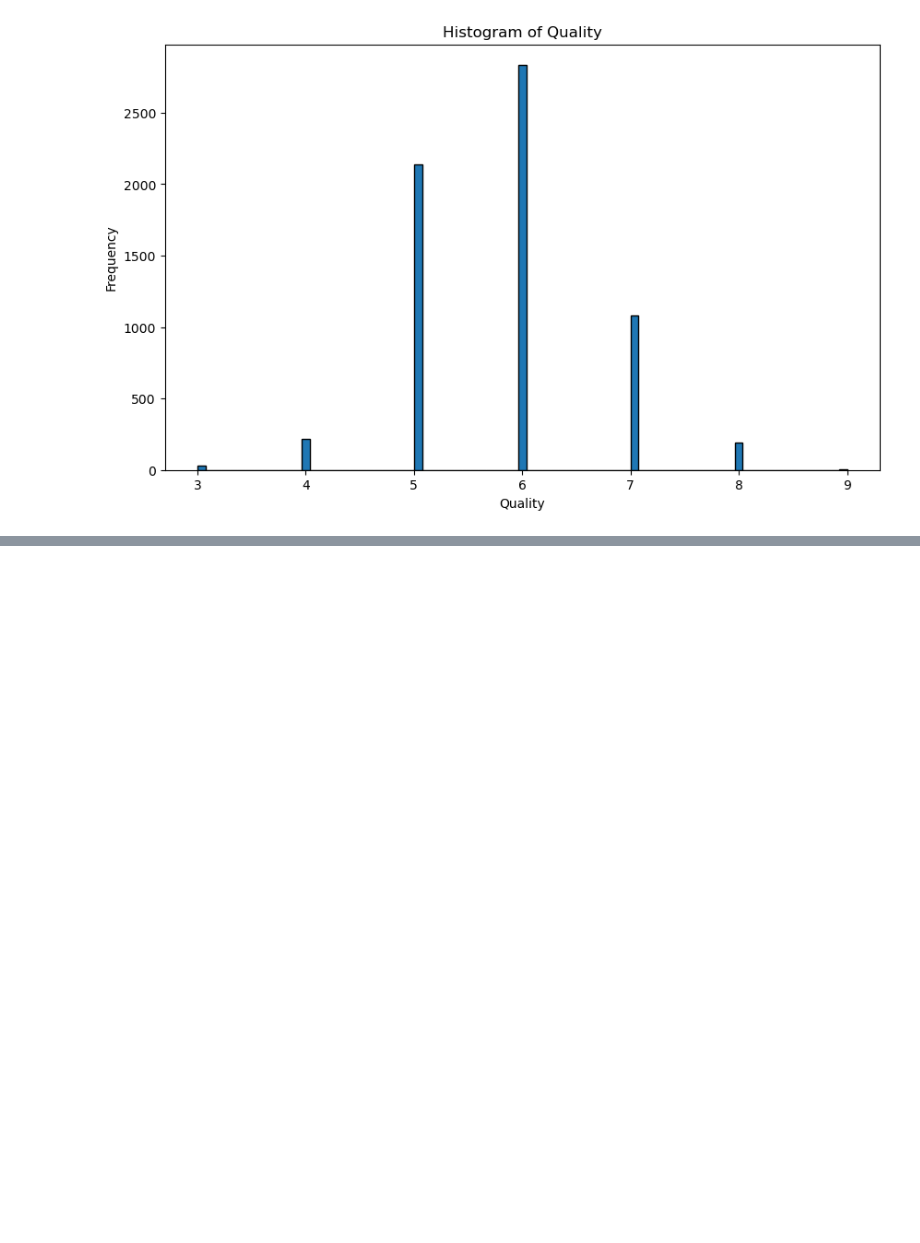
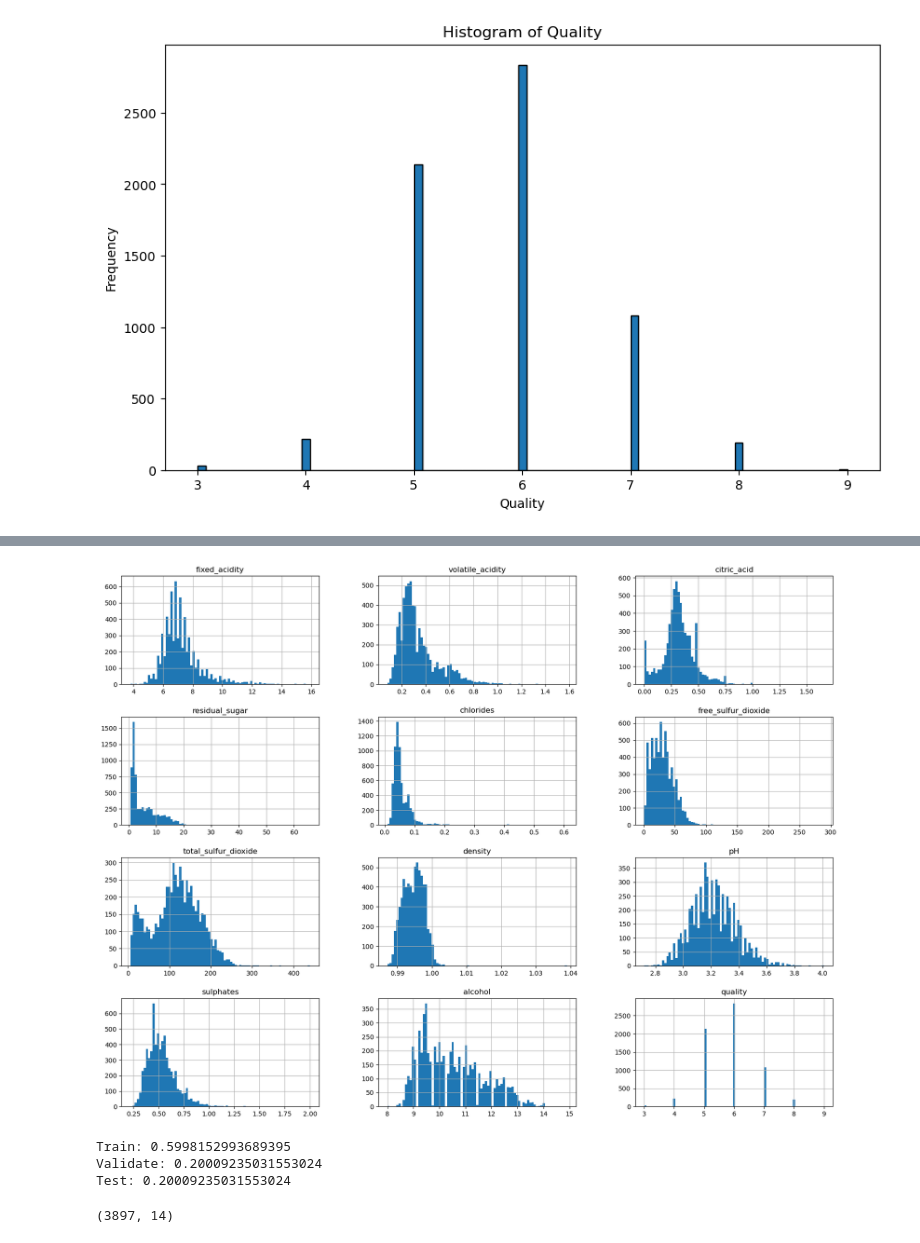
Before and after one commit to Segura-Jorge/wine_ing, a Jupyter notebook: kyle/workbook_k.ipynb, the cells around one changed output, grey strips where cells are left out. Cells and saved outputs as stored; diff of their text form; code cells hidden in the pictures; blank space fills up the shorter version.

```diff
--- a/kyle/workbook_k.ipynb
+++ b/kyle/workbook_k.ipynb
@@ -263,0 +407,7 @@ plt.show()
+# %%
+# did a histo plot on all columns in the train dataset
+
+df.hist(bins=81, figsize=(20,15))
+plt.show()
+# %% [output]
+[figure, added]
@@ -263,0 +438,10 @@ plt.show()
+# %%
+train, validate, test = split_data(df)
+# %% [output]
+Train: 0.5998152993689395
+Validate: 0.20009235031553024
+Test: 0.20009235031553024
+# %%
+train.shape
+# %% [output]
+(3897, 14)
```
Also changed, not shown: parts of 25 cells of this notebook.
